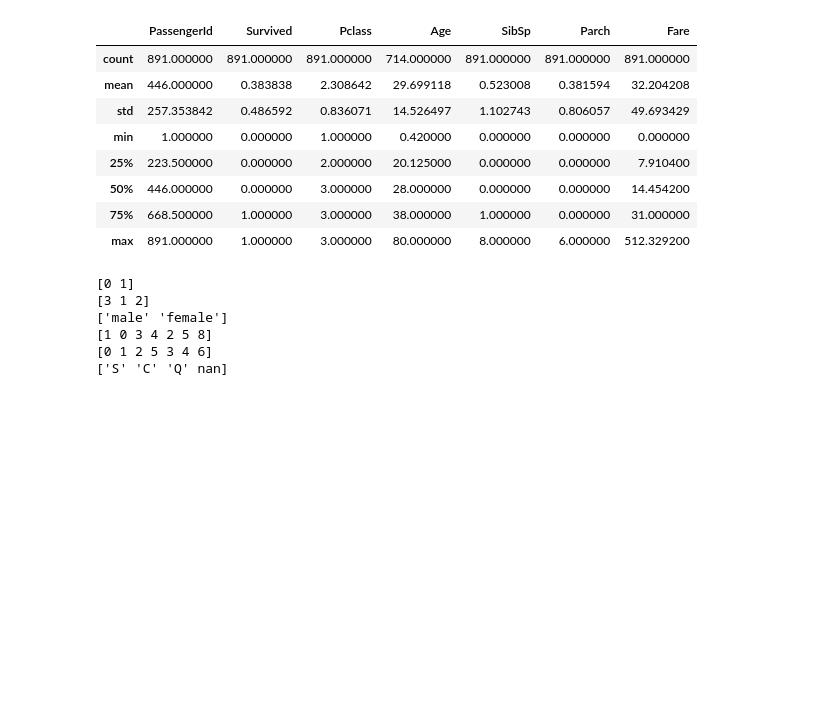
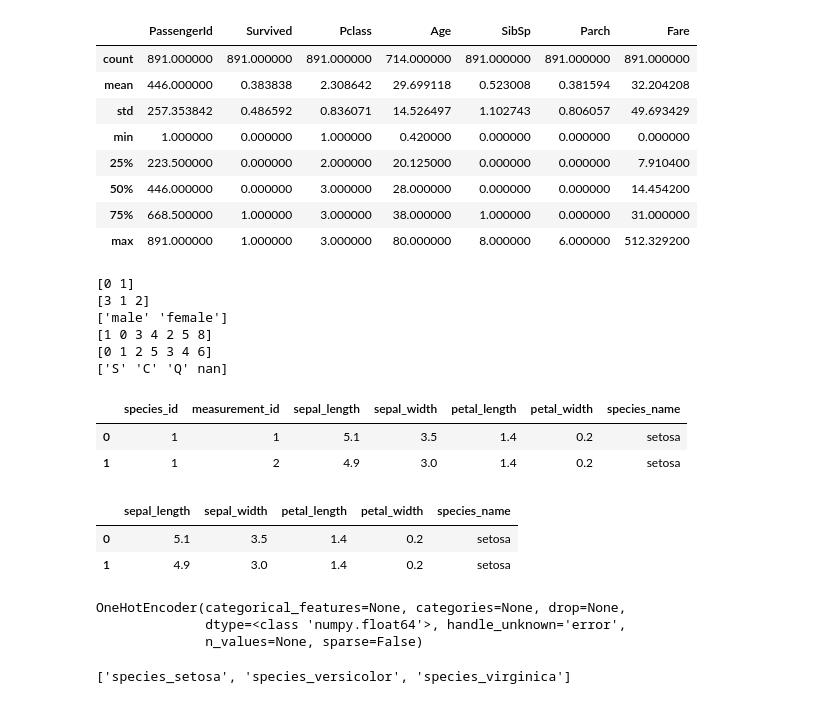
Before and after one commit to ravinder79/classification, a Jupyter notebook: classification_exercises.ipynb, the cells around one changed output. Drawn from its saved outputs; the diff is of its cells as text; code cells hidden in the pictures; blank space fills up the shorter version.

Commit message:
added prepare data execises

```diff
--- a/classification_exercises.ipynb
+++ b/classification_exercises.ipynb
@@ -240,3 +241,10 @@ print(df_google.Embarked.unique())
 [1 0 3 4 2 5 8]
 [0 1 2 5 3 4 6]
 ['S' 'C' 'Q' nan]
+# %%
+df = acquire.get_iris_data()
+df.head(2)
+# %% [output]
+|  | species_id | measurement_id | sepal_length | sepal_width | petal_length | petal_width | species_name |
+| 0 | 1 | 1 | 5.1 | 3.5 | 1.4 | 0.2 | setosa |
+| 1 | 1 | 2 | 4.9 | 3.0 | 1.4 | 0.2 | setosa |
@@ -242,0 +255,6 @@ print(df_google.Embarked.unique())
+# %%
+df.head(2)
+# %% [output]
+|  | sepal_length | sepal_width | petal_length | petal_width | species_name |
+| 0 | 5.1 | 3.5 | 1.4 | 0.2 | setosa |
+| 1 | 4.9 | 3.0 | 1.4 | 0.2 | setosa |
@@ -242,0 +266,11 @@ print(df_google.Embarked.unique())
+# %%
+#Encode the species name using a sklearn label encoder. Research the inverse_transform method of the label encoder.
+#How might this be useful?
+encoder = sklearn.preprocessing.OneHotEncoder(sparse = False)
+
+#fit the encoder
+encoder.fit(train[['species']])
+# %% [output]
+OneHotEncoder(categorical_features=None, categories=None, drop=None,
+              dtype=<class 'numpy.float64'>, handle_unknown='error',
+              n_values=None, sparse=False)
@@ -242,0 +280,4 @@ print(df_google.Embarked.unique())
+# %%
+cols
+# %% [output]
+['species_setosa', 'species_versicolor', 'species_virginica']
```
Also changed, not shown: parts of 38 cells of this notebook.
